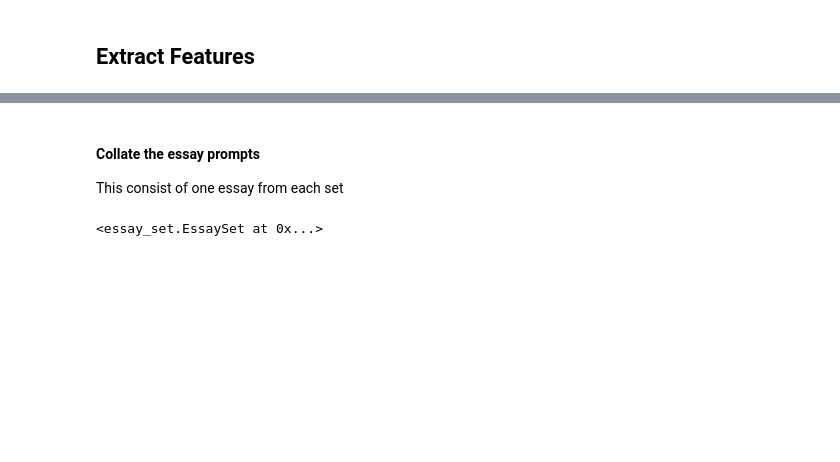
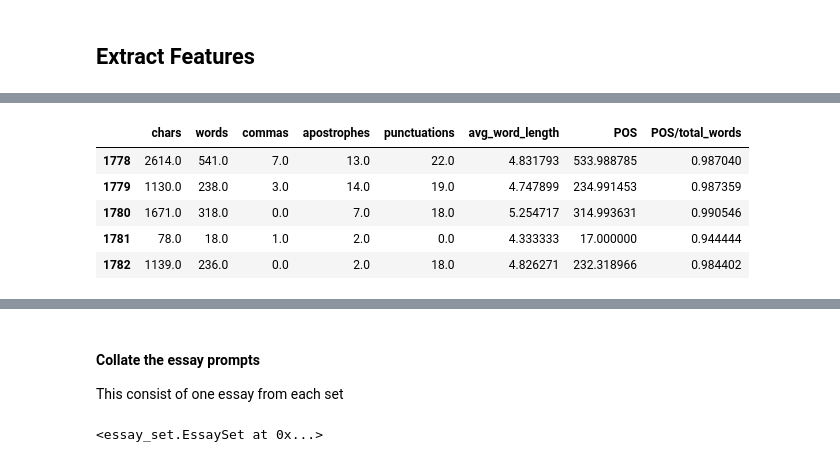
Before and after one commit to ikttan/maes, a Jupyter notebook: maes.ipynb, the cells around one changed output, grey strips where cells are left out. Cells and saved outputs as stored; diff of their text form; code cells hidden in the pictures; blank space fills up the shorter version.

```diff
--- a/maes.ipynb
+++ b/maes.ipynb
@@ -185,0 +205,9 @@ length_df = pd.DataFrame(
+# %%
+length_df_1.tail()
+# %% [output]
+|  | chars | words | commas | apostrophes | punctuations | avg_word_length | POS | POS/total_words |
+| 1778 | 2614.0 | 541.0 | 7.0 | 13.0 | 22.0 | 4.831793 | 533.988785 | 0.987040 |
+| 1779 | 1130.0 | 238.0 | 3.0 | 14.0 | 19.0 | 4.747899 | 234.991453 | 0.987359 |
+| 1780 | 1671.0 | 318.0 | 0.0 | 7.0 | 18.0 | 5.254717 | 314.993631 | 0.990546 |
+| 1781 | 78.0 | 18.0 | 1.0 | 2.0 | 0.0 | 4.333333 | 17.000000 | 0.944444 |
+| 1782 | 1139.0 | 236.0 | 0.0 | 2.0 | 18.0 | 4.826271 | 232.318966 | 0.984402 |
```
Also changed, not shown: parts of 27 cells of this notebook.
